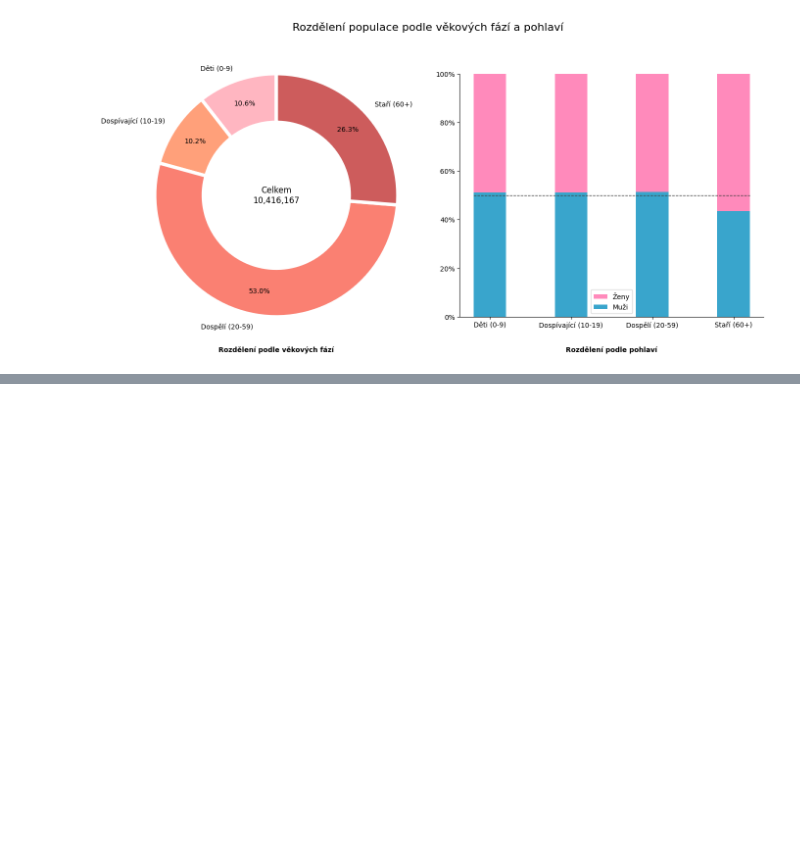
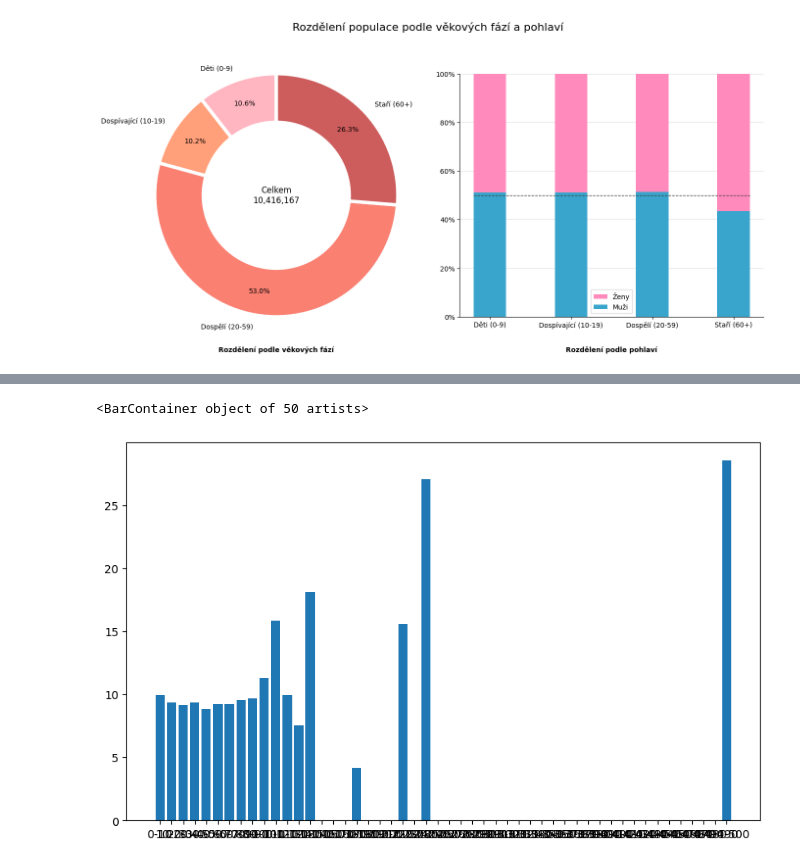
Before and after one commit to rcech44/sp_scitani_lidu, a Jupyter notebook: python_analysis/analysis.ipynb, the cells around one changed output, grey strips where cells are left out. Saved outputs shown, nothing was run; the diff lists cells and outputs as text; code cells hidden in the pictures; blank space fills up the shorter version.

```diff
--- a/python_analysis/analysis.ipynb
+++ b/python_analysis/analysis.ipynb
@@ -821,0 +869,41 @@ plt.show()
+# %%
+# Histogram - poměr celkového počtu lidí / počtu vysokoškolsky vzdělaných lidí podle rozlohy v různě velkých městech, obcích apod.
+
+# Načtení JSON s rozlohami obcí
+with open('data/obce_kod_rozloha.json') as f:
+    obce_rozlohy = json.load(f)['obce_kod_rozloha']
+
+# Načtení JSON s počtem obyv obcí
+with open('data/obce_kod_pocet.json') as f:
+    obce_pocty = json.load(f)['obce_kod_pocet']
+
+# Slovník pro ukládání poměrů vysokoškolsky vzdělaných obyvatel
+obce_pomery = {}
+
+# Iterace přes všechny obce a výpočet poměru vzdělanosti
+for obec, rozloha in obce_rozlohy.items():
+    obec_data = data[(data['uzemi_cis'] == 43) & (data['uzemi_kod'] == int(obec)) & (data['pohlavi_kod'].isna()) & (data['vek_txt'].isin(['15 - 64 let', '65 a více let']))]
+    pocet_vzdelanych_lidi = 0
+    pocet_celkem_v_obci = obce_pocty[obec]
+
+    for vysokoskolske_vzdelani in vzdelani_podle_typu['vysokoskolske_vzdelani']:
+        pocet_vzdelanych_lidi += obec_data[obec_data['vzdelani_txt'] == vysokoskolske_vzdelani]['hodnota'].sum()
+
+    if pocet_celkem_v_obci > 0:
+        pomer = (pocet_vzdelanych_lidi / pocet_celkem_v_obci) * 100
+        obce_pomery[obec] = {'rozloha': rozloha, 'pomer': pomer}
+# %%
+# Příprava dat pro histogram
+df_pomery = pd.DataFrame(obce_pomery).T
+bins = np.arange(0, df_pomery['rozloha'].max() + 10, 10)
+df_pomery['rozloha_kategorie'] = pd.cut(df_pomery['rozloha'], bins=bins, labels=[f"{int(left)}-{int(right)}" for left, right in zip(bins[:-1], bins[1:])])
+
+# Výpočet průměrných poměrů pro každou kategorii rozlohy
+result_df = df_pomery.groupby('rozloha_kategorie')['pomer'].mean()
+
+# Vytvoření histogramu
+plt.figure(figsize=(10, 6))
+plt.bar(result_df.index, result_df.values)
+# %% [output]
+<BarContainer object of 50 artists>
+[figure, added]
```
Also changed, not shown: parts of 8 cells of this notebook.
